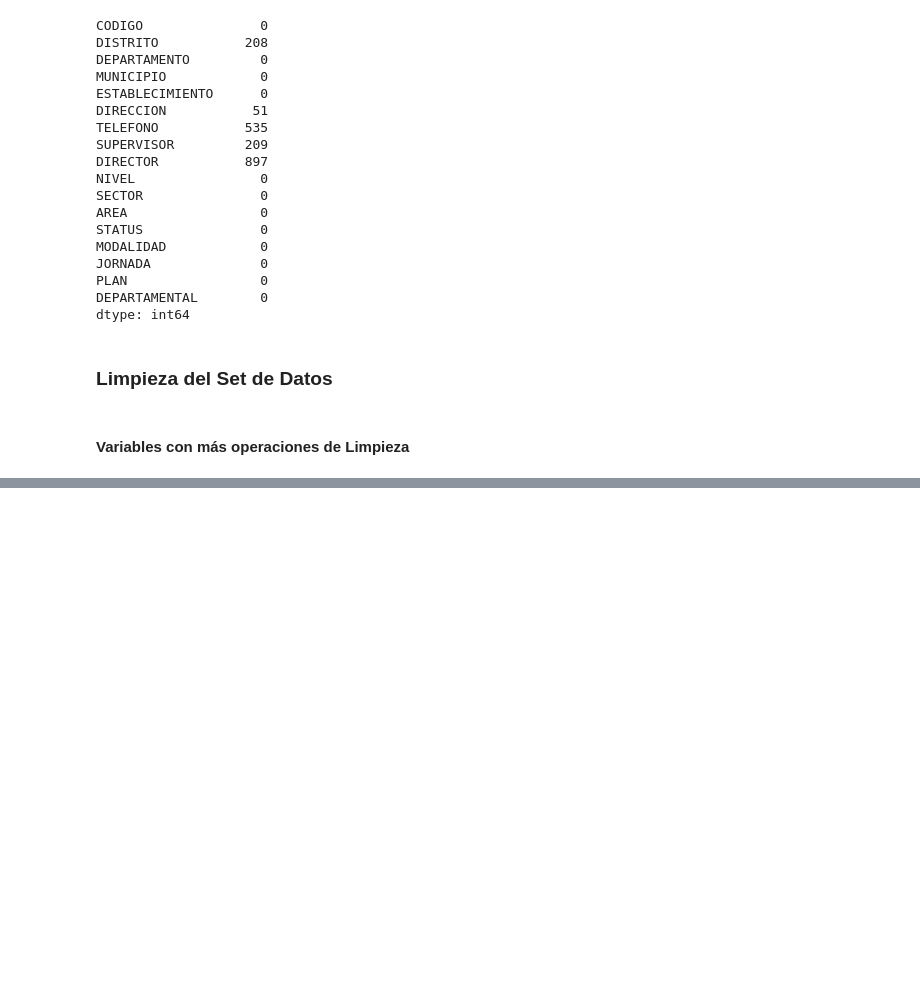
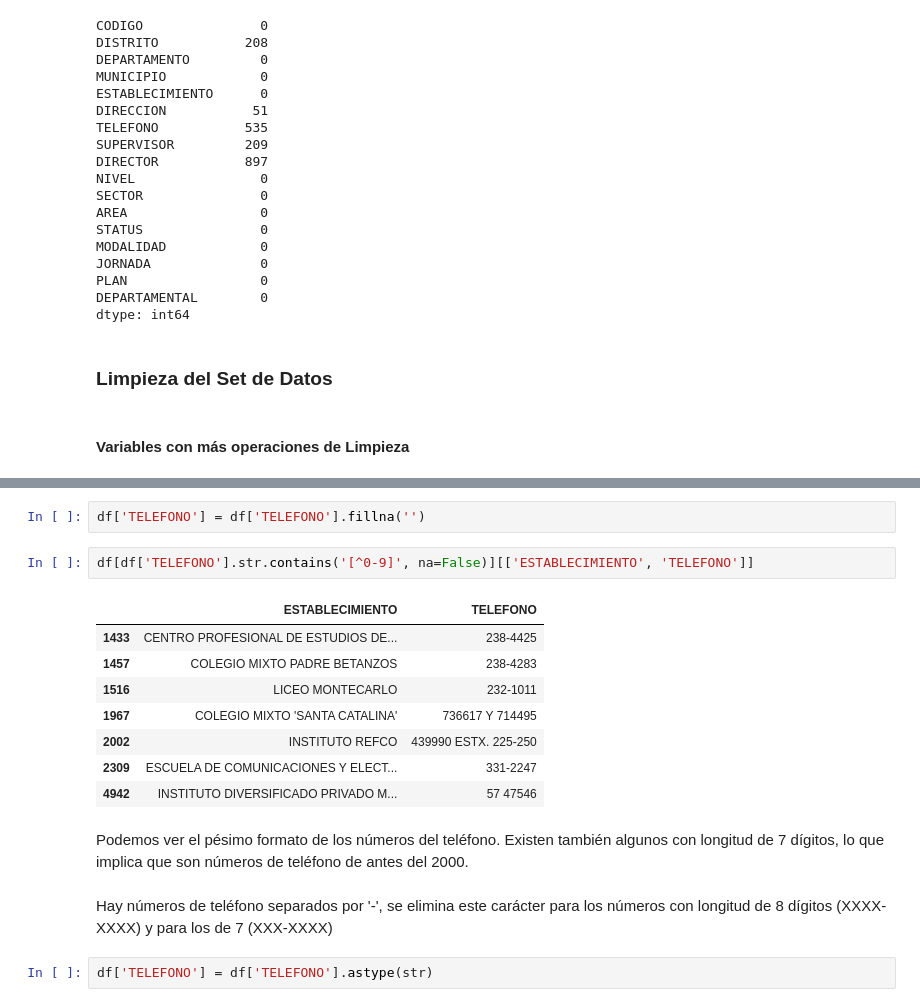
Before and after one commit to FerEsq/DS-Project-01, a Jupyter notebook: cleaning.ipynb, the cells around one changed output, grey strips where cells are left out. Cells and saved outputs as stored; diff of their text form; blank space fills up the shorter version.

```diff
--- a/cleaning.ipynb
+++ b/cleaning.ipynb
@@ -148,0 +303,19 @@ array(['DIARIO(REGULAR)', 'FIN DE SEMANA', 'A DISTANCIA',
+# %%
+df['TELEFONO'] = df['TELEFONO'].fillna('')
+# %%
+df[df['TELEFONO'].str.contains('[^0-9]', na=False)][['ESTABLECIMIENTO', 'TELEFONO']]
+# %% [output]
+|  | ESTABLECIMIENTO | TELEFONO |
+| 1433 | CENTRO PROFESIONAL DE ESTUDIOS DE... | 238-4425 |
+| 1457 | COLEGIO MIXTO PADRE BETANZOS | 238-4283 |
+| 1516 | LICEO MONTECARLO | 232-1011 |
+| 1967 | COLEGIO MIXTO 'SANTA CATALINA' | 736617 Y 714495 |
+| 2002 | INSTITUTO REFCO | 439990 ESTX. 225-250 |
+| 2309 | ESCUELA DE COMUNICACIONES Y ELECT... | 331-2247 |
+| 4942 | INSTITUTO DIVERSIFICADO PRIVADO M... | 57 47546 |
+# %% [markdown]
+Podemos ver el pésimo formato de los números del teléfono. Existen también algunos con longitud de 7 dígitos, lo que implica que son números de teléfono de antes del 2000.
+# %% [markdown]
+Hay números de teléfono separados por '-', se elimina este carácter para los números con longitud de 8 dígitos (XXXX-XXXX) y para los de 7 (XXX-XXXX)
+# %%
+df['TELEFONO'] = df['TELEFONO'].astype(str)
```
Also changed, not shown: parts of 45 cells of this notebook.
